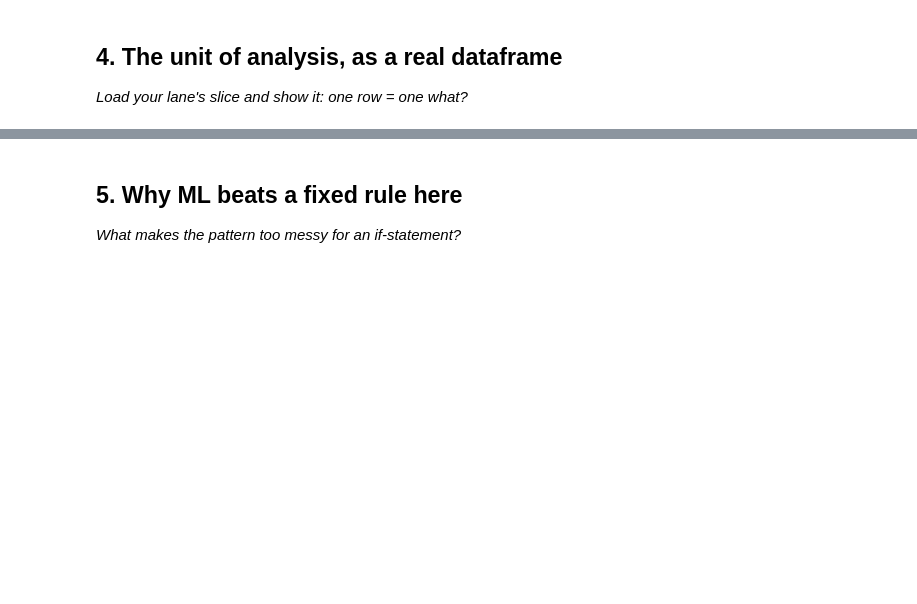
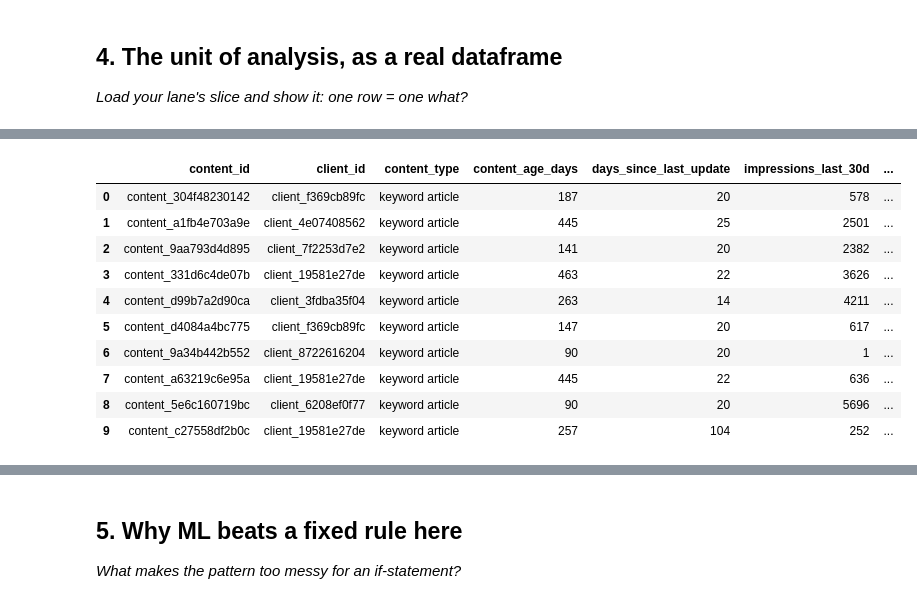
Before and after one commit to SaaDasim05/Flyrank-ML-Internship, a Jupyter notebook: work/notebooks/w02_ml_task_framing.ipynb, the cells around one changed output, grey strips where cells are left out. Saved outputs shown, nothing was run; the diff lists cells and outputs as text; code cells hidden in the pictures; blank space fills up the shorter version.

```diff
--- a/work/notebooks/w02_ml_task_framing.ipynb
+++ b/work/notebooks/w02_ml_task_framing.ipynb
@@ -36,0 +62,10 @@ This skeleton is yours to fill. Work the sections **in order** — each one has
+# %%
+import pandas as pd
+
+DATA_URL = "https://raw.githubusercontent.com/SaaDasim05/Flyrank-ML-Internship/main/data/raw/content_refresh_anonymized.csv"
+
+df = pd.read_csv(DATA_URL)
+
+print("Rows:", len(df))
+print("Columns:", len(df.columns))
+df.head()
@@ -36,0 +82,25 @@ This skeleton is yours to fill. Work the sections **in order** — each one has
+# %%
+df[[
+    "content_id",
+    "client_id",
+    "content_type",
+    "content_age_days",
+    "days_since_last_update",
+    "impressions_last_30d",
+    "impressions_prev_30d",
+    "ctr",
+    "avg_position",
+    "trend_direction"
+]].head(10)
+# %% [output]
+|  | content_id | client_id | content_type | content_age_days | days_since_last_update | impressions_last_30d | ... |
+| 0 | content_304f48230142 | client_f369cb89fc | keyword article | 187 | 20 | 578 | ... |
+| 1 | content_a1fb4e703a9e | client_4e07408562 | keyword article | 445 | 25 | 2501 | ... |
+| 2 | content_9aa793d4d895 | client_7f2253d7e2 | keyword article | 141 | 20 | 2382 | ... |
+| 3 | content_331d6c4de07b | client_19581e27de | keyword article | 463 | 22 | 3626 | ... |
+| 4 | content_d99b7a2d90ca | client_3fdba35f04 | keyword article | 263 | 14 | 4211 | ... |
+| 5 | content_d4084a4bc775 | client_f369cb89fc | keyword article | 147 | 20 | 617 | ... |
+| 6 | content_9a34b442b552 | client_8722616204 | keyword article | 90 | 20 | 1 | ... |
+| 7 | content_a63219c6e95a | client_19581e27de | keyword article | 445 | 22 | 636 | ... |
+| 8 | content_5e6c160719bc | client_6208ef0f77 | keyword article | 90 | 20 | 5696 | ... |
+| 9 | content_c27558df2b0c | client_19581e27de | keyword article | 257 | 104 | 252 | ... |
```
Also changed, not shown: parts of 11 cells of this notebook.
